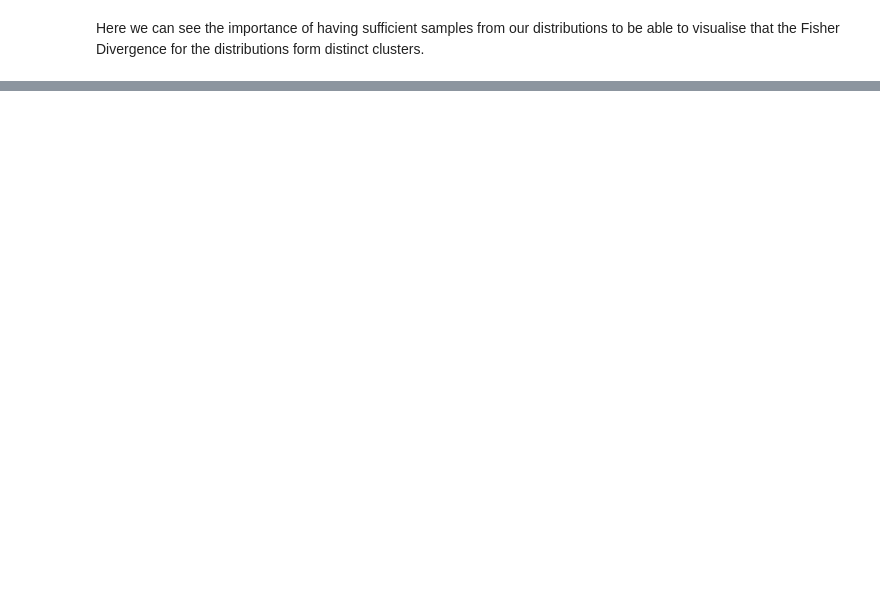
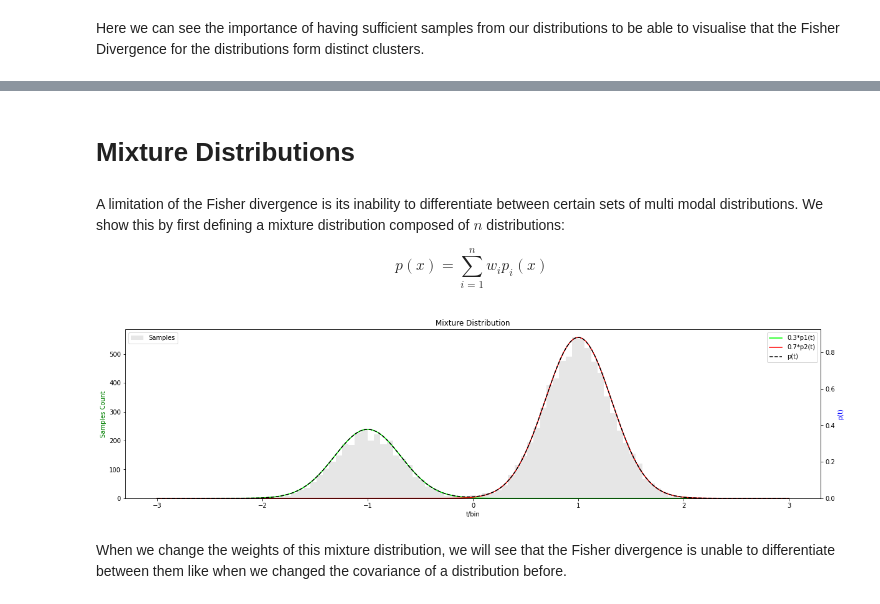
Before and after one commit to jswu18/distribution-discrepancies, a Jupyter notebook: notebooks/4_fisher_divergence.ipynb, the cells around one changed output, grey strips where cells are left out. Cells and saved outputs as stored; diff of their text form; code cells hidden in the pictures; blank space fills up the shorter version.

```diff
--- a/notebooks/4_fisher_divergence.ipynb
+++ b/notebooks/4_fisher_divergence.ipynb
@@ -190,0 +190,55 @@ what is the role of the kernel in KSD vs fisher which just uses gradients of p
+# %% [markdown]
+# Mixture Distributions
+# %% [markdown]
+A limitation of the Fisher divergence is its inability to differentiate between certain sets of multi modal distributions. We show this by first defining a mixture distribution composed of $n$ distributions:
+
+$$p(x) = \sum_{i=1}^n w_i p_i(x)$$
+# %%
+p1 = Gaussian(mu=-np.ones((1,)), covariance=0.1 * np.ones((1, 1)))
+p2 = Gaussian(mu=np.ones((1,)), covariance=0.1 * np.ones((1, 1)))
+p_mix = Mixture(weights=[0.3, 0.7], distributions=[p1, p2])
+
+z = p_mix.sample(int(1e4))
+bins = np.linspace(-3, 3, 100)
+bin_size = bins[1] - bins[0]
+count, bins = np.histogram(z, bins)
+
+t = np.linspace(-3, 3, 200).reshape(-1, 1)
+
+fig, ax1 = plt.subplots()
+fig.set_figwidth(20)
+fig.set_figheight(5)
+ax2 = ax1.twinx()
+ax1.bar(
+    bins[1:] - bin_size / 2, count, bin_size, color=(0.9, 0.9, 0.9), label="Samples"
+)
+
+ax2.plot(
+    t,
+    p_mix.weights[0] * vmap(lambda t_i: p1.p(t_i))(t),
+    c=(0, 1, 0),
+    label=f"{p_mix.weights[0]}*p1(t)",
+)
+ax2.plot(
+    t,
+    p_mix.weights[1] * vmap(lambda t_i: p2.p(t_i))(t),
+    c=(1, 0, 0),
+    label=f"{p_mix.weights[1]}*p2(t)",
+)
+ax2.plot(
+    t, vmap(lambda t_i: p_mix.p(t_i))(t), c="black", linestyle="dashed", label="p(t)"
+)
+
+
+plt.title("Mixture Distribution")
+ax1.set_xlabel("t/bin")
+ax1.set_ylabel("Samples Count", color="g")
+ax2.set_ylabel("p(t)", color="b")
+ax2.set_ylim(bottom=0)
+ax1.legend(loc="upper left")
+ax2.legend(loc="upper right")
+plt.show()
+# %% [output]
+[figure, added]
+# %% [markdown]
+When we change the weights of this mixture distribution, we will see that the Fisher divergence is unable to differentiate between them like when we changed the covariance of a distribution before.
```
Also changed, not shown: parts of 9 cells of this notebook, 2 other files.
